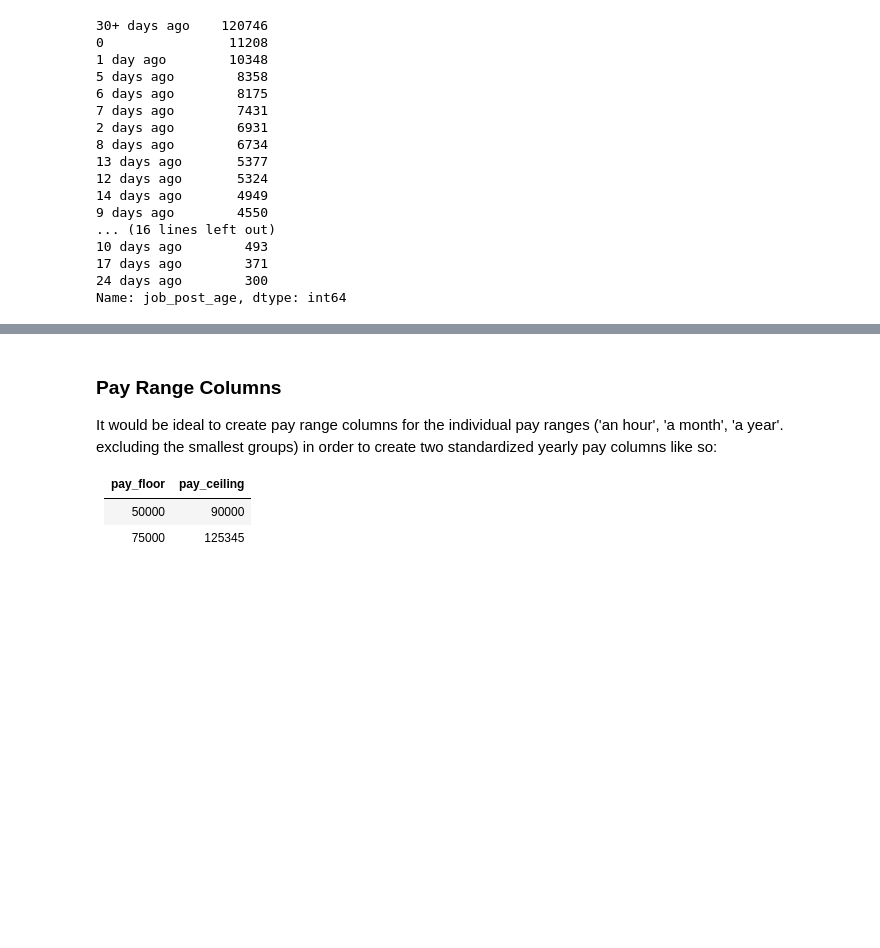
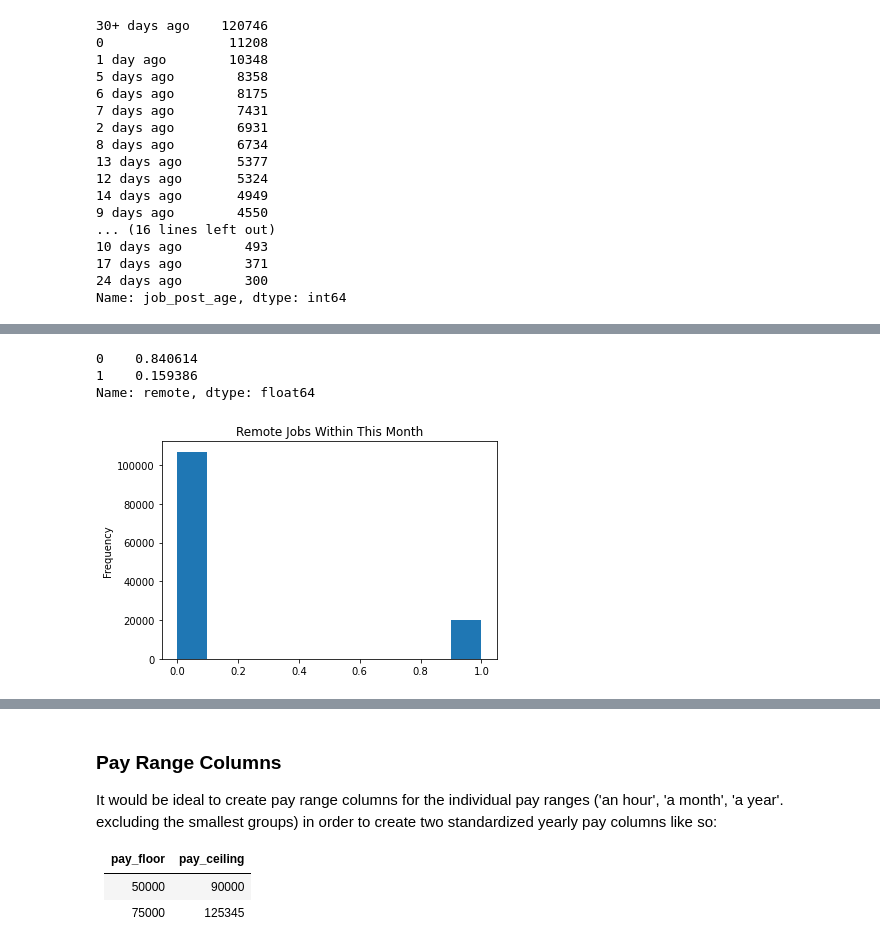
Before and after one commit to jose-marquez89/tech-job-landscape, a Jupyter notebook: python_scrape/jobs_explore.ipynb, the cells around one changed output, grey strips where cells are left out. Cells and saved outputs as stored; diff of their text form; code cells hidden in the pictures; blank space fills up the shorter version.

```diff
--- a/python_scrape/jobs_explore.ipynb
+++ b/python_scrape/jobs_explore.ipynb
@@ -90,0 +114,9 @@ jobs['remote'].plot.hist();
+# %%
+recent_jobs = jobs[jobs['job_post_age'] < 30]
+print(recent_jobs['remote'].value_counts(normalize=True))
+recent_jobs['remote'].plot.hist(title="Remote Jobs Within This Month");
+# %% [output]
+0    0.840614
+1    0.159386
+Name: remote, dtype: float64
+[figure, added]
```
Also changed, not shown: parts of 17 cells of this notebook.
